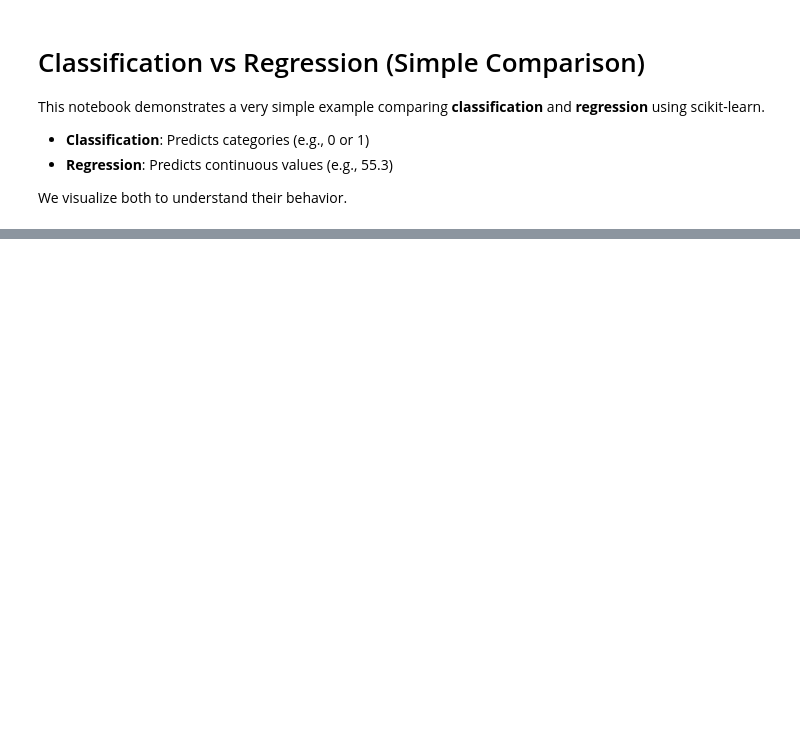
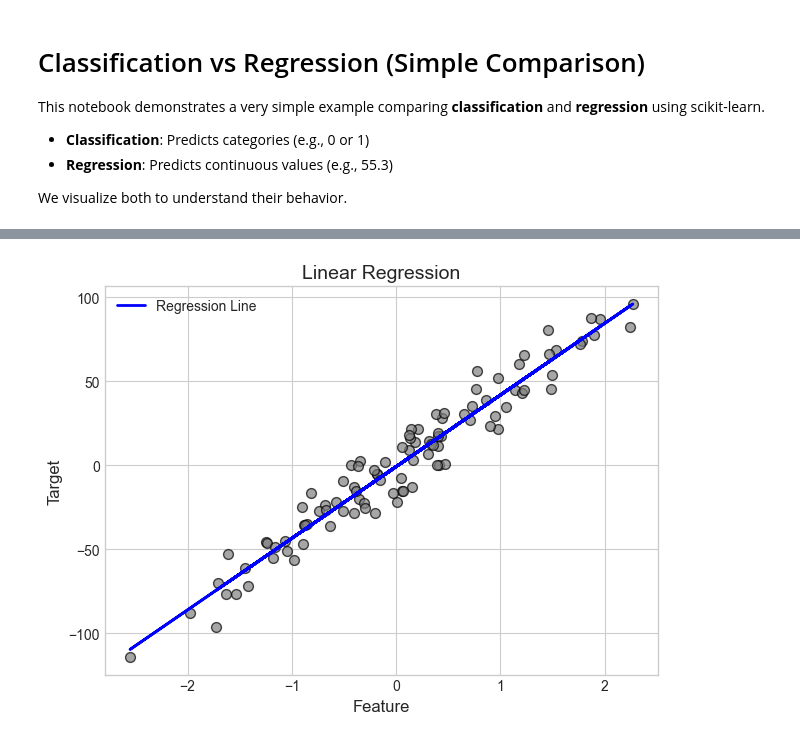
Before and after one commit to Jihun-ust/ust-mail-557, a Jupyter notebook: Supervised_learning/classification_vs_regression.ipynb, the cells around one changed output, grey strips where cells are left out. Cells and saved outputs as stored; diff of their text form; code cells hidden in the pictures; blank space fills up the shorter version.

```diff
--- a/Supervised_learning/classification_vs_regression.ipynb
+++ b/Supervised_learning/classification_vs_regression.ipynb
@@ -54,0 +49,14 @@ plt.show()
+# %%
+# Regression Plot
+plt.scatter(X_reg, y_reg, color='gray', edgecolor='k', s=50, alpha=0.7)
+y_pred = reg.predict(X_reg)
+plt.plot(X_reg, y_pred, color='blue', linewidth=2, label='Regression Line')
+plt.title('Linear Regression', fontsize=14)
+plt.xlabel('Feature', fontsize=12)
+plt.ylabel('Target', fontsize=12)
+plt.legend()
+
+plt.tight_layout()
+plt.show()
+# %% [output]
+[figure, added]
```
Also changed, not shown: parts of 2 cells of this notebook, 3 other files.
